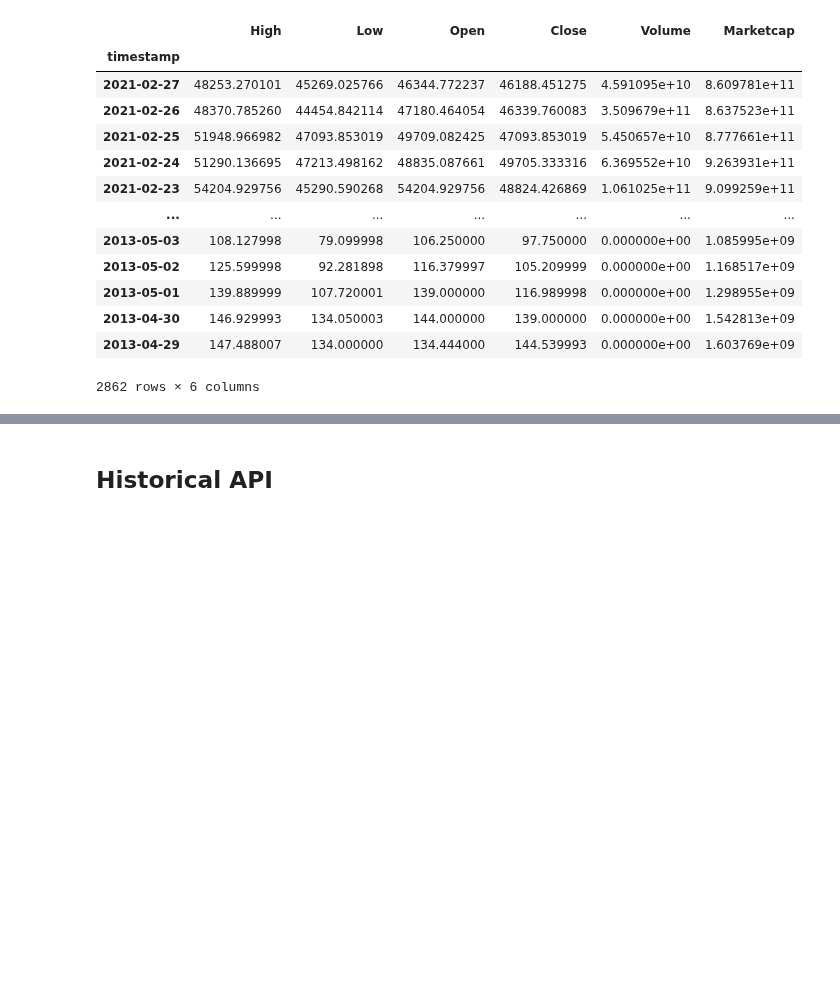
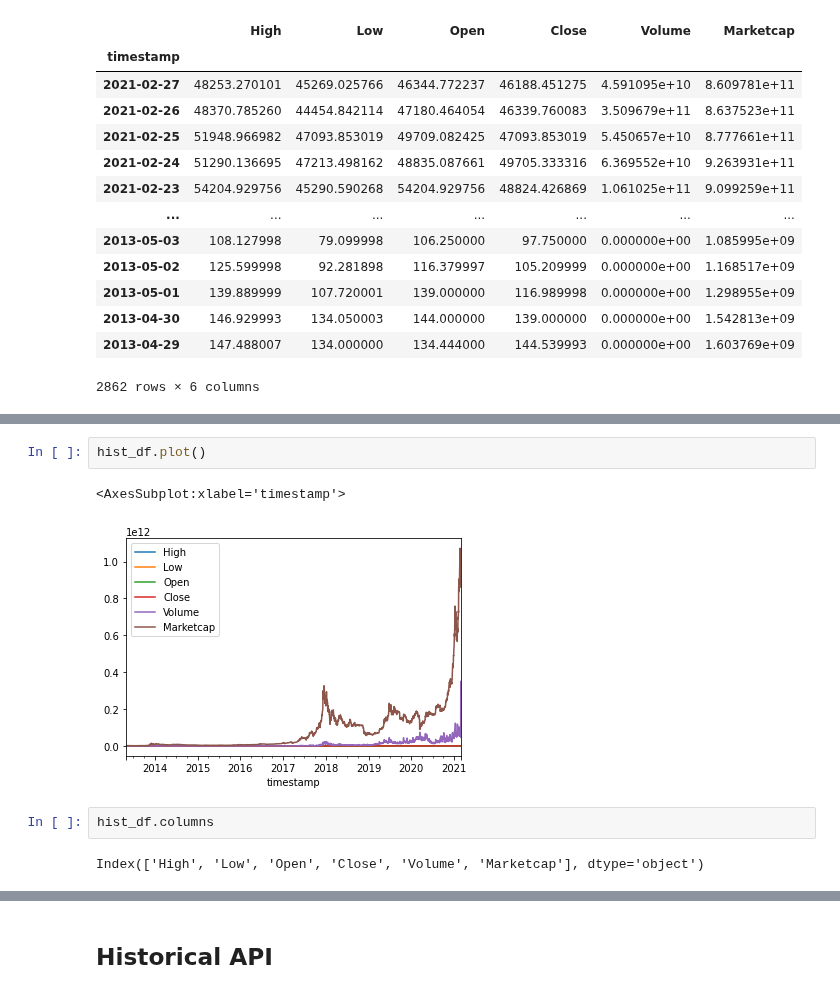
Before and after one commit to Dmunozig/crypto_sentiment, a Jupyter notebook: notebooks/Diego_EDA_notebook.ipynb, the cells around one changed output, grey strips where cells are left out. Drawn from its saved outputs; the diff is of its cells as text; blank space fills up the shorter version.

```diff
--- a/notebooks/Diego_EDA_notebook.ipynb
+++ b/notebooks/Diego_EDA_notebook.ipynb
@@ -279,0 +297,9 @@ hist_df
+# %%
+hist_df.plot()
+# %% [output]
+<AxesSubplot:xlabel='timestamp'>
+[figure, added]
+# %%
+hist_df.columns
+# %% [output]
+Index(['High', 'Low', 'Open', 'Close', 'Volume', 'Marketcap'], dtype='object')
```
Also changed, not shown: parts of 12 cells of this notebook, 1 other file.
